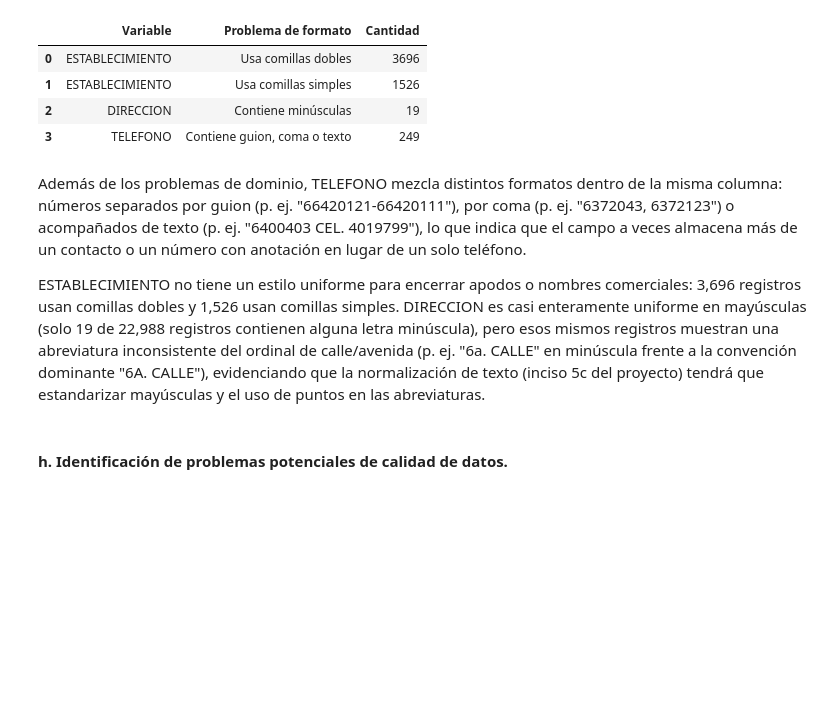
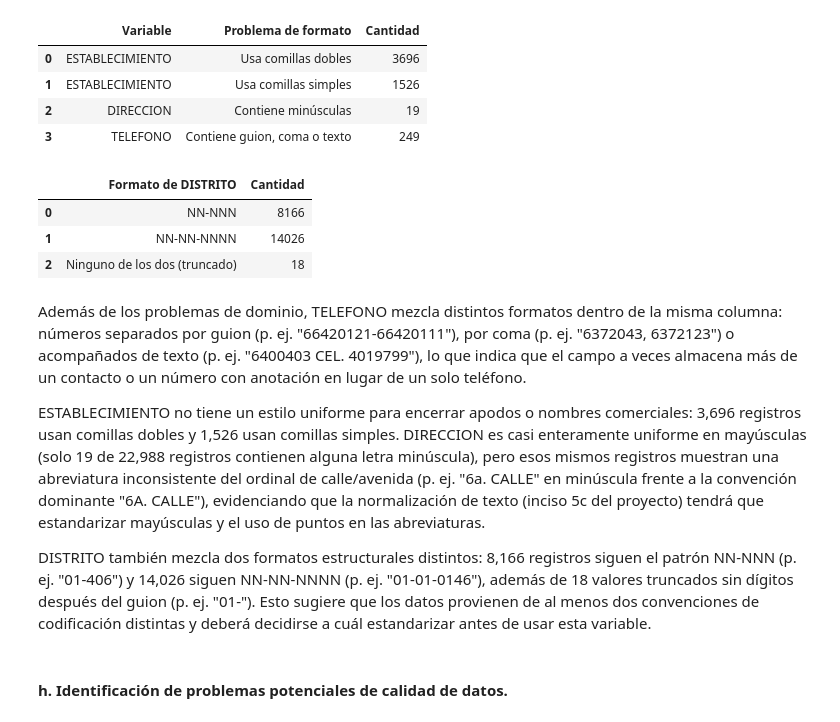
Before and after one commit to CindyGualim/DATA-SCIENCE_CC3084, a Jupyter notebook: Exploracion_Datos_Mineduc.ipynb, the cells around one changed output. Saved outputs shown, nothing was run; the diff lists cells and outputs as text; code cells hidden in the pictures; blank space fills up the shorter version.

```diff
--- a/Exploracion_Datos_Mineduc.ipynb
+++ b/Exploracion_Datos_Mineduc.ipynb
@@ -245,10 +245,26 @@ pd.DataFrame({
 | 1 | ESTABLECIMIENTO | Usa comillas simples | 1526 |
 | 2 | DIRECCION | Contiene minúsculas | 19 |
 | 3 | TELEFONO | Contiene guion, coma o texto | 249 |
+# %%
+distrito = df['DISTRITO'].dropna().astype(str)
+formato_corto = distrito.str.fullmatch(r'\d{2}-\d{3}')
+formato_largo = distrito.str.fullmatch(r'\d{2}-\d{2}-\d{4}')
+
+pd.DataFrame({
+    'Formato de DISTRITO': ['NN-NNN', 'NN-NN-NNNN', 'Ninguno de los dos (truncado)'],
+    'Cantidad': [formato_corto.sum(), formato_largo.sum(), (~(formato_corto | formato_largo)).sum()]
+})
+# %% [output]
+|  | Formato de DISTRITO | Cantidad |
+| 0 | NN-NNN | 8166 |
+| 1 | NN-NN-NNNN | 14026 |
+| 2 | Ninguno de los dos (truncado) | 18 |
 # %% [markdown]
 Además de los problemas de dominio, TELEFONO mezcla distintos formatos dentro de la misma columna: números separados por guion (p. ej. "66420121-66420111"), por coma (p. ej. "6372043, 6372123") o acompañados de texto (p. ej. "6400403 CEL. 4019799"), lo que indica que el campo a veces almacena más de un contacto o un número con anotación en lugar de un solo teléfono.
 
 ESTABLECIMIENTO no tiene un estilo uniforme para encerrar apodos o nombres comerciales: 3,696 registros usan comillas dobles y 1,526 usan comillas simples. DIRECCION es casi enteramente uniforme en mayúsculas (solo 19 de 22,988 registros contienen alguna letra minúscula), pero esos mismos registros muestran una abreviatura inconsistente del ordinal de calle/avenida (p. ej. "6a. CALLE" en minúscula frente a la convención dominante "6A. CALLE"), evidenciando que la normalización de texto (inciso 5c del proyecto) tendrá que estandarizar mayúsculas y el uso de puntos en las abreviaturas.
+
+DISTRITO también mezcla dos formatos estructurales distintos: 8,166 registros siguen el patrón NN-NNN (p. ej. "01-406") y 14,026 siguen NN-NN-NNNN (p. ej. "01-01-0146"), además de 18 valores truncados sin dígitos después del guion (p. ej. "01-"). Esto sugiere que los datos provienen de al menos dos convenciones de codificación distintas y deberá decidirse a cuál estandarizar antes de usar esta variable.
 # %% [markdown]
 #### h. Identificación de problemas potenciales de calidad de datos.
 # %%
```
Also changed, not shown: parts of 2 cells of this notebook.
